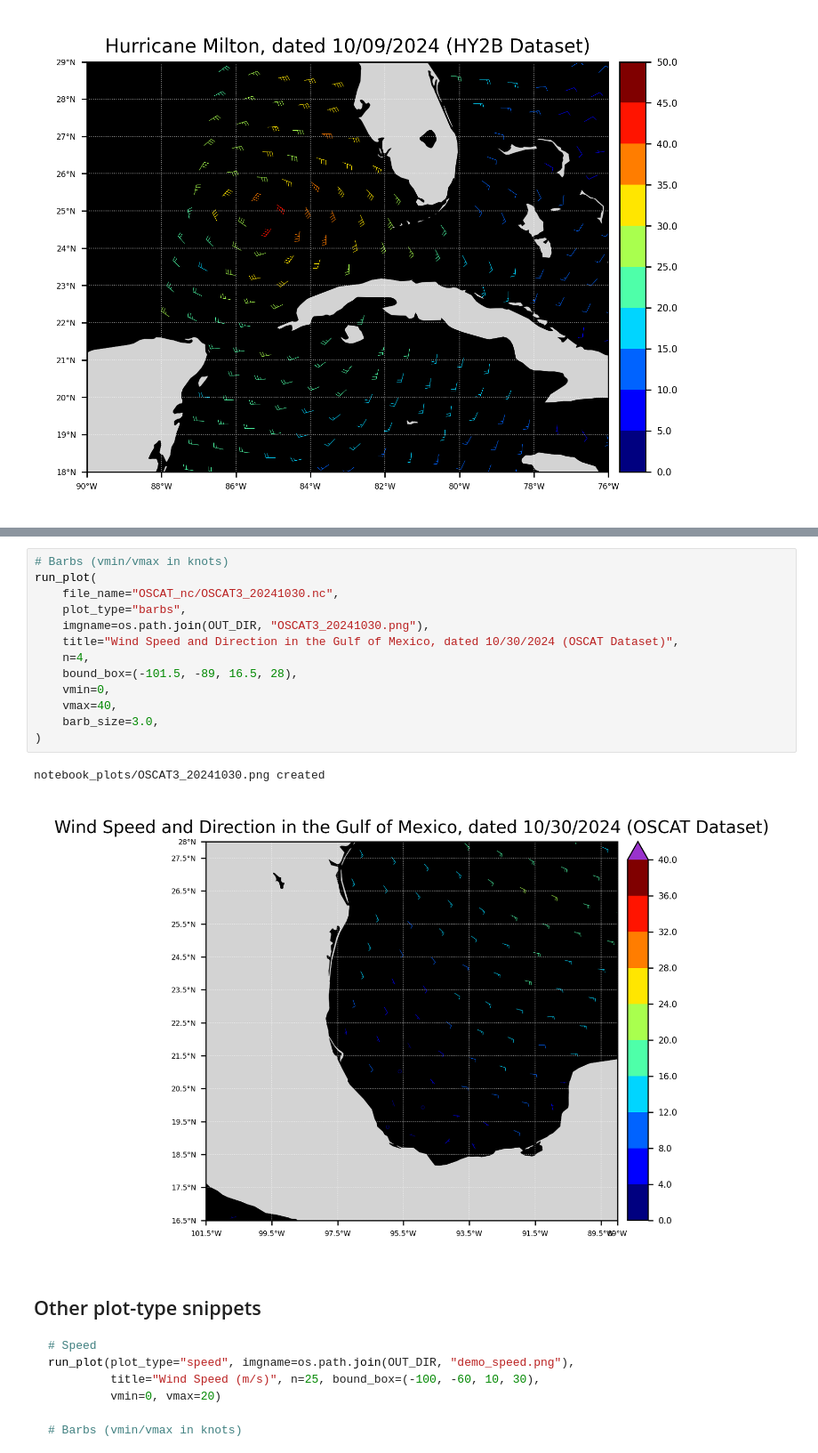
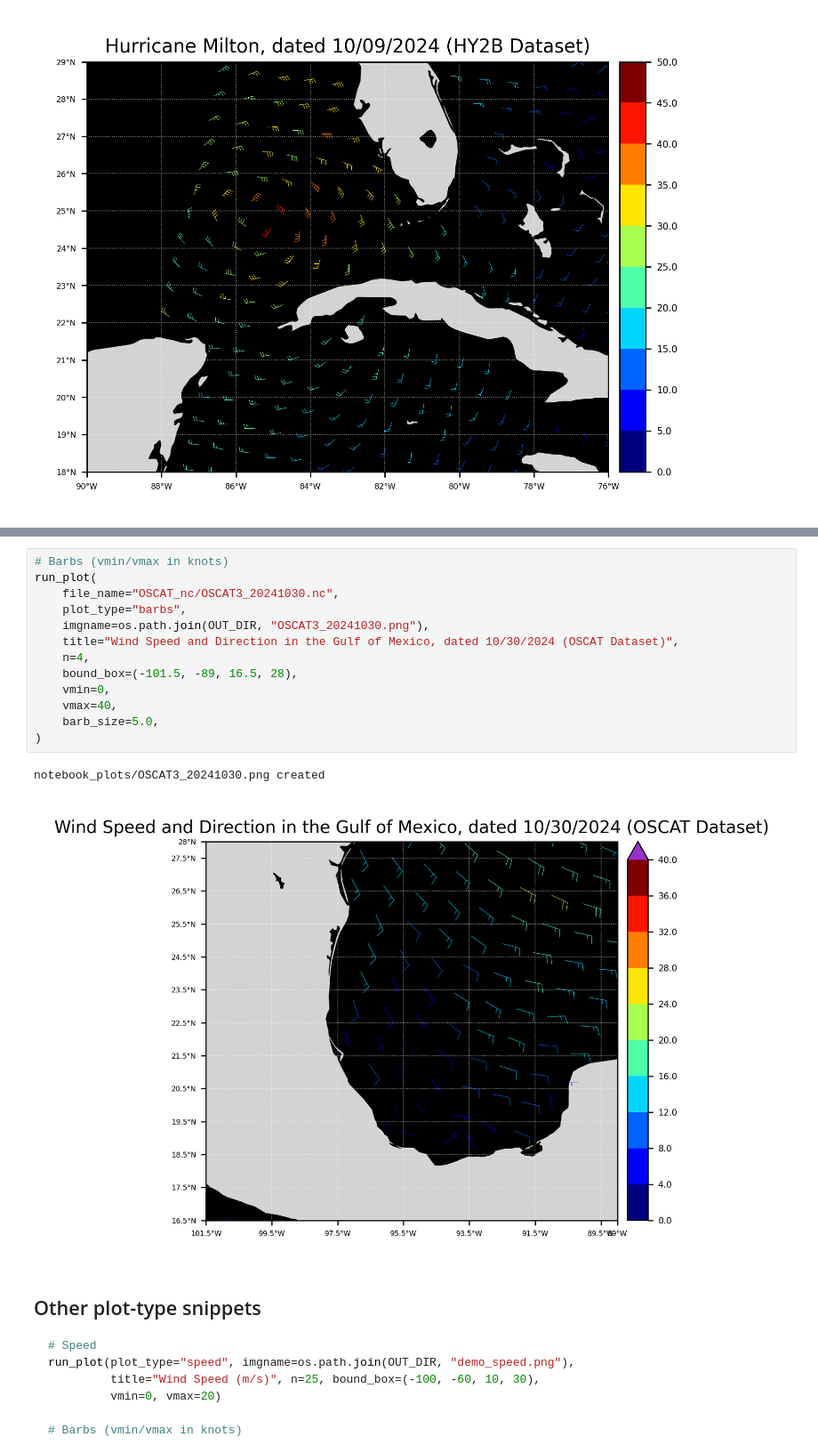
Before and after one commit to jasminemasopeh/modern_coaps_daily_swath, a Jupyter notebook: map_swath_data.ipynb, the cells around one changed output, grey strips where cells are left out. Shown at 89% size. Saved outputs shown, nothing was run; the diff lists cells and outputs as text.

Commit message:
Updates to last plot

```diff
--- a/map_swath_data.ipynb
+++ b/map_swath_data.ipynb
@@ -785,19 +785,19 @@ notebook_plots/ASCATB_25_2024277.png created
 # %%
 # Barbs (vmin/vmax in knots)
 run_plot(
     file_name="OSCAT_nc/OSCAT3_20241030.nc",
     plot_type="barbs",
     imgname=os.path.join(OUT_DIR, "OSCAT3_20241030.png"),
     title="Wind Speed and Direction in the Gulf of Mexico, dated 10/30/2024 (OSCAT Dataset)",
     n=4,
     bound_box=(-101.5, -89, 16.5, 28),
     vmin=0,
     vmax=40,
-    barb_size=3.0,
+    barb_size=5.0,
 )
 # %% [output]
 notebook_plots/OSCAT3_20241030.png created
-[figure, old version]
+[figure, new version]
 # %% [markdown]
 ## Other plot-type snippets
 
```
Also changed, not shown: parts of 1 cell of this notebook, 2 other files.
